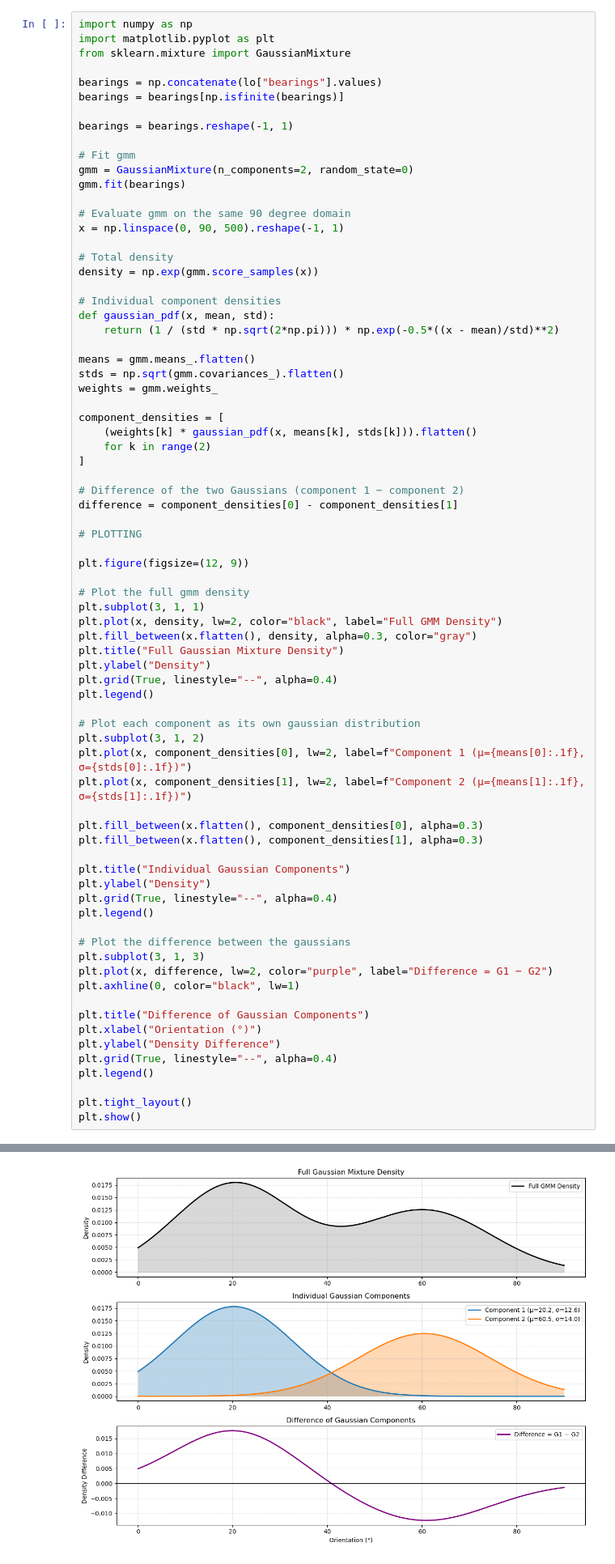
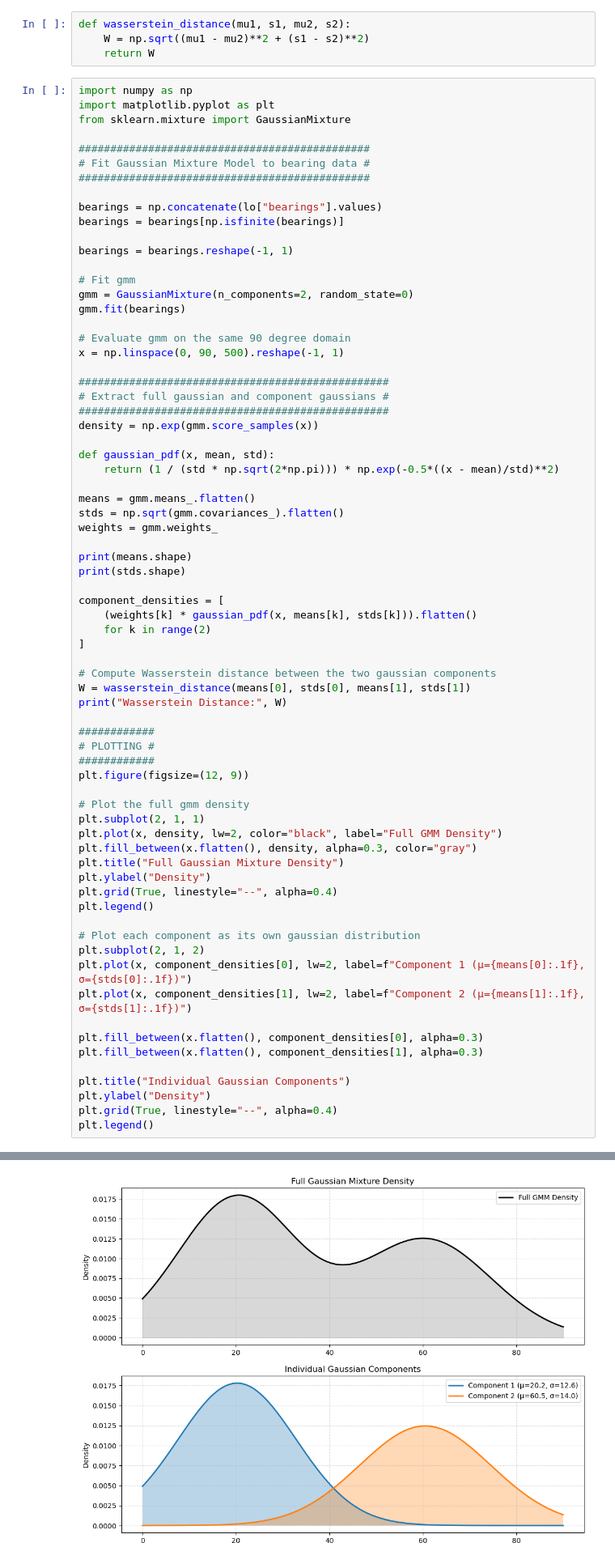
Before and after one commit to kovaleskima/KobukData, a Jupyter notebook: no_winds_gaussian.ipynb, the cells around one changed output, grey strips where cells are left out. Shown at 81% size. Cells and saved outputs as stored; diff of their text form.

Commit message:
wasserstein distance

```diff
--- a/no_winds_gaussian.ipynb
+++ b/no_winds_gaussian.ipynb
@@ -154,10 +154,18 @@ plt.tight_layout()
 plt.show()
 # %% [output]
 [figure]
+# %%
+def wasserstein_distance(mu1, s1, mu2, s2):
+    W = np.sqrt((mu1 - mu2)**2 + (s1 - s2)**2)
+    return W
 # %%
 import numpy as np
 import matplotlib.pyplot as plt
 from sklearn.mixture import GaussianMixture
+
+##############################################
+# Fit Gaussian Mixture Model to bearing data #
+##############################################
 
 bearings = np.concatenate(lo["bearings"].values)
 bearings = bearings[np.isfinite(bearings)]
@@ -171,10 +179,11 @@ gmm.fit(bearings)
 # Evaluate gmm on the same 90 degree domain
 x = np.linspace(0, 90, 500).reshape(-1, 1)
 
-# Total density
+#################################################
+# Extract full gaussian and component gaussians #
+#################################################
 density = np.exp(gmm.score_samples(x))
 
-# Individual component densities
 def gaussian_pdf(x, mean, std):
     return (1 / (std * np.sqrt(2*np.pi))) * np.exp(-0.5*((x - mean)/std)**2)
 
@@ -182,20 +191,25 @@ means = gmm.means_.flatten()
 stds = np.sqrt(gmm.covariances_).flatten()
 weights = gmm.weights_
 
+print(means.shape)
+print(stds.shape)
+
 component_densities = [
     (weights[k] * gaussian_pdf(x, means[k], stds[k])).flatten()
     for k in range(2)
 ]
 
-# Difference of the two Gaussians (component 1 − component 2)
-difference = component_densities[0] - component_densities[1]
+# Compute Wasserstein distance between the two gaussian components
+W = wasserstein_distance(means[0], stds[0], means[1], stds[1])
+print("Wasserstein Distance:", W)
 
-# PLOTTING
-
+############
+# PLOTTING #
+############
 plt.figure(figsize=(12, 9))
 
 # Plot the full gmm density
-plt.subplot(3, 1, 1)
+plt.subplot(2, 1, 1)
 plt.plot(x, density, lw=2, color="black", label="Full GMM Density")
 plt.fill_between(x.flatten(), density, alpha=0.3, color="gray")
 plt.title("Full Gaussian Mixture Density")
@@ -204,7 +218,7 @@ plt.grid(True, linestyle="--", alpha=0.4)
 plt.legend()
 
 # Plot each component as its own gaussian distribution
-plt.subplot(3, 1, 2)
+plt.subplot(2, 1, 2)
 plt.plot(x, component_densities[0], lw=2, label=f"Component 1 (μ={means[0]:.1f}, σ={stds[0]:.1f})")
 plt.plot(x, component_densities[1], lw=2, label=f"Component 2 (μ={means[1]:.1f}, σ={stds[1]:.1f})")
 
@@ -215,18 +229,4 @@ plt.title("Individual Gaussian Components")
 plt.ylabel("Density")
 plt.grid(True, linestyle="--", alpha=0.4)
 plt.legend()
-
-# Plot the difference between the gaussians
-plt.subplot(3, 1, 3)
-plt.plot(x, difference, lw=2, color="purple", label="Difference = G1 − G2")
-plt.axhline(0, color="black", lw=1)
-
-plt.title("Difference of Gaussian Components")
-plt.xlabel("Orientation (°)")
-plt.ylabel("Density Difference")
-plt.grid(True, linestyle="--", alpha=0.4)
-plt.legend()
-
-plt.tight_layout()
-plt.show()
 # %% [output]
@@ -233 +237 @@ plt.show()
-[figure, old version]
+[figure, new version]
```
Also changed, not shown: parts of 3 cells of this notebook.
